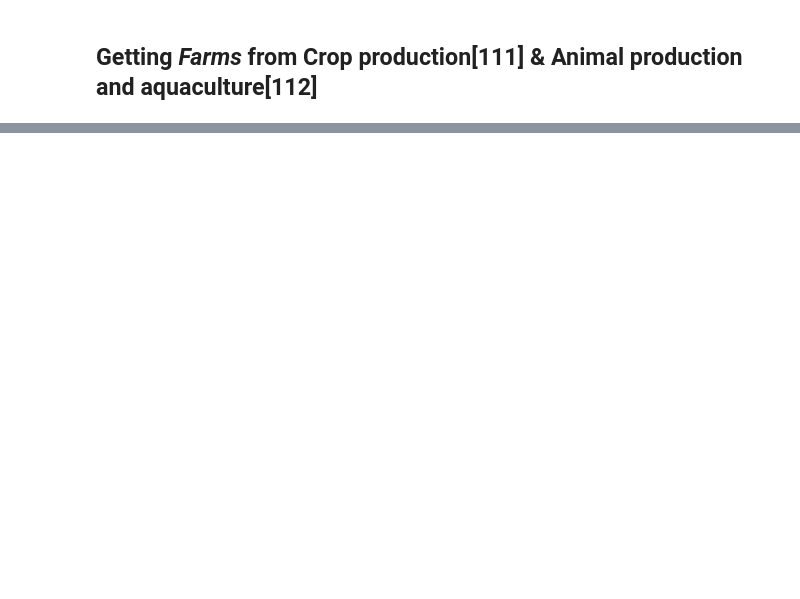
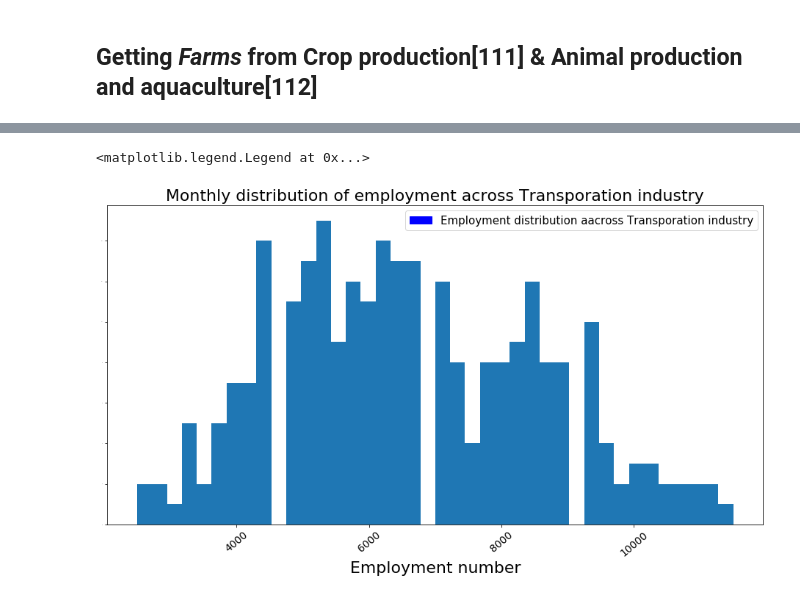
Before and after one commit to Hotlynn2/DATA-ANALYSIS-PYLADIES, a Jupyter notebook: PyLadies Data Analysis.ipynb, the cells around one changed output, grey strips where cells are left out. Drawn from its saved outputs; the diff is of its cells as text; code cells hidden in the pictures; blank space fills up the shorter version.

```diff
--- a/PyLadies Data Analysis.ipynb
+++ b/PyLadies Data Analysis.ipynb
@@ -49,0 +273,3 @@ Animal_production_and_aquaculture = data.loc[data['NAICS'].str.contains('112', n
+# %%
+Other_transportation_equipment_manufacturing = data.loc[data['NAICS'] == 3369].reset_index()
+Other_transportation_equipment_manufacturing
@@ -49,0 +290,11 @@ Animal_production_and_aquaculture = data.loc[data['NAICS'].str.contains('112', n
+# %%
+Other_transportation_equipment_manufacturing['EMPLOYMENT'] = Other_transportation_equipment_manufacturing['_EMPLOYMENT_'] + Railroad_rolling_stock_manufacturing['_EMPLOYMENT_'] + Aerospace_product_and_parts_manufacturing['_EMPLOYMENT_'] + Motor_vehicle_parts_manufacturing['_EMPLOYMENT_'] + Motor_vehicle_body_and_trailer_manufacturing['_EMPLOYMENT_'] + Motor_vehicle_manufacturing['_EMPLOYMENT_']
+Transportation_equipment_manufacturing_excluding_shipbuilding = Other_transportation_equipment_manufacturing
+# %%
+Transportation_equipment_manufacturing_excluding_shipbuilding = Transportation_equipment_manufacturing_excluding_shipbuilding.replace(3369,
+                                                    'Transportation equipment manufacturing - excluding shipbuilding')
+Transportation_equipment_manufacturing_excluding_shipbuilding = Transportation_equipment_manufacturing_excluding_shipbuilding.drop(
+    '_EMPLOYMENT_', axis= 1)
+Transportation_equipment_manufacturing_excluding_shipbuilding = Transportation_equipment_manufacturing_excluding_shipbuilding.drop(
+'index', 1)
+Transportation_equipment_manufacturing_excluding_shipbuilding
@@ -49,0 +315,5 @@ Animal_production_and_aquaculture = data.loc[data['NAICS'].str.contains('112', n
+# %%
+Transportation_equipment_manufacturing_excluding_shipbuilding = Transportation_equipment_manufacturing_excluding_shipbuilding[
+    (Transportation_equipment_manufacturing_excluding_shipbuilding.SYEAR != 2019)]
+Transportation_equipment_manufacturing_excluding_shipbuilding.columns = ['SYEAR', 'SMTH', 'LMO_Detailed_Industry', 'Employment']
+Transportation_equipment_manufacturing_excluding_shipbuilding
@@ -49,0 +334,16 @@ Animal_production_and_aquaculture = data.loc[data['NAICS'].str.contains('112', n
+# %%
+plt.figure(figsize=(16,8))
+plt.hist(Transportation_equipment_manufacturing_excluding_shipbuilding['Employment'], bins =40)
+#plt.plot(years[0], retail_series['Employment'], color = 'b',marker='o', linewidth=1)
+
+plt.xlabel('Employment number', fontsize=22)
+plt.xticks(rotation=40, fontsize = 14)
+#plt.ylabel('Other manufacturing  VS  Other retail', fontsize=22)
+plt.yticks(fontsize = 0.1)
+plt.title('Monthly distribution of employment across Transporation industry', fontsize=22)
+#red = patches.Patch(color='blue', label='Other manufacturing')
+blue = patches.Patch(color='blue', label='Employment distribution aacross Transporation industry')
+plt.legend(handles=[blue], prop = {'size':15})
+# %% [output]
+<matplotlib.legend.Legend at 0x...>
+[figure, added]
```
Also changed, not shown: parts of 45 cells of this notebook.
